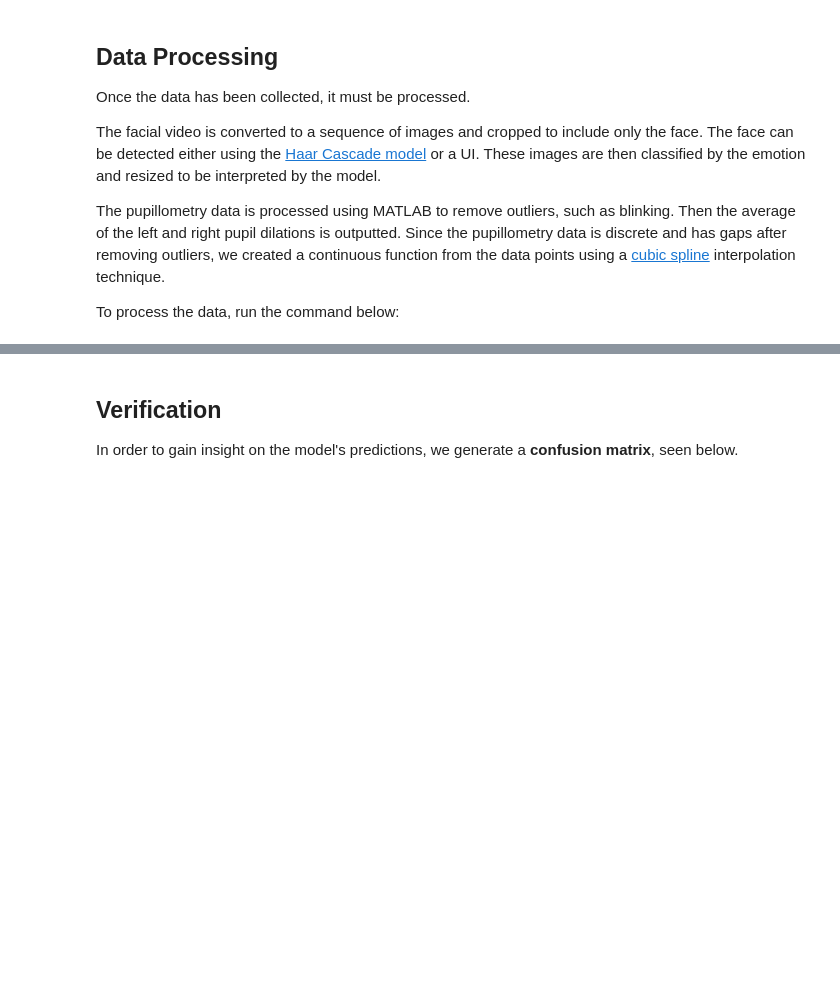
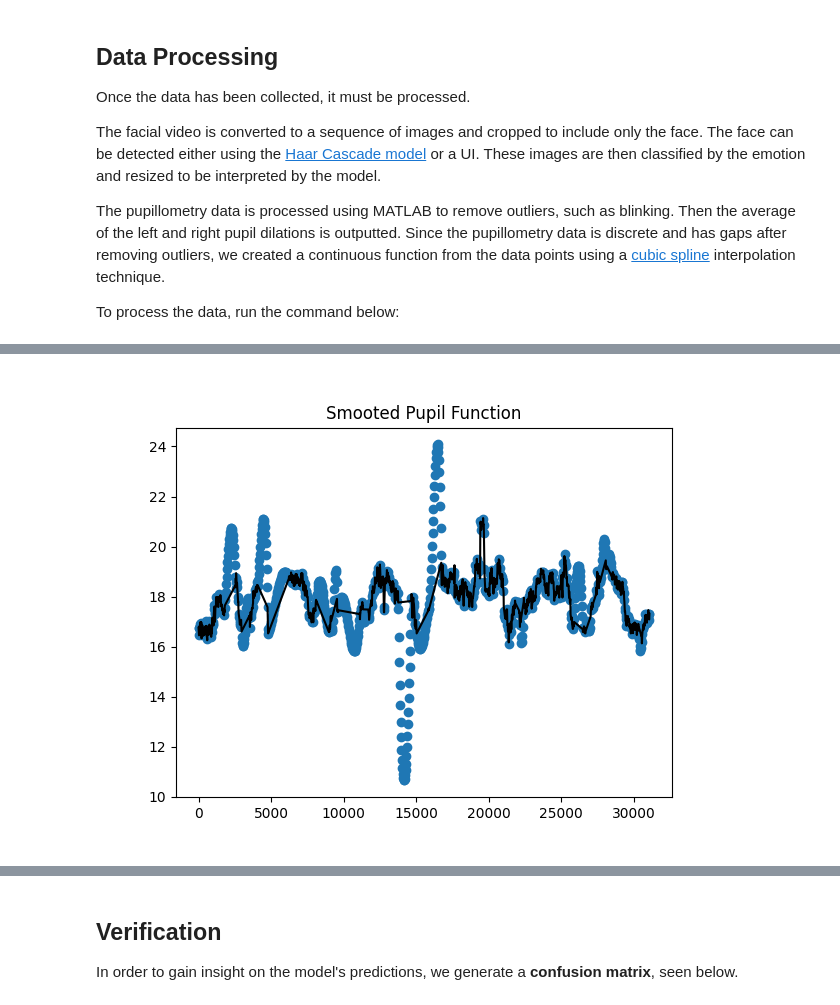
Before and after one commit to meriam04/emo-pupil-2, a Jupyter notebook: demos/design_fair.ipynb, the cells around one changed output, grey strips where cells are left out. Cells and saved outputs as stored; diff of their text form; code cells hidden in the pictures; blank space fills up the shorter version.

```diff
--- a/demos/design_fair.ipynb
+++ b/demos/design_fair.ipynb
@@ -64,7 +87,9 @@ print(cropped_frame)
 # %%
-pupil_plot_dir = Path("C:\\Users\\meria\\Documents\\GazePoint\\result")
+result_dir = Path("C:\\Users\\meria\\Documents\\GazePoint\\result")
 plot_name = f"pupil_{id}_{emotion}.pkl.png"
-display(Image(pupil_plot_dir / plot_name))
+display(Image(result_dir / plot_name))
+# %% [output]
+[figure, added]
 # %% [markdown]
 ## Models
 
```
Also changed, not shown: parts of 8 cells of this notebook, 2 other files.
